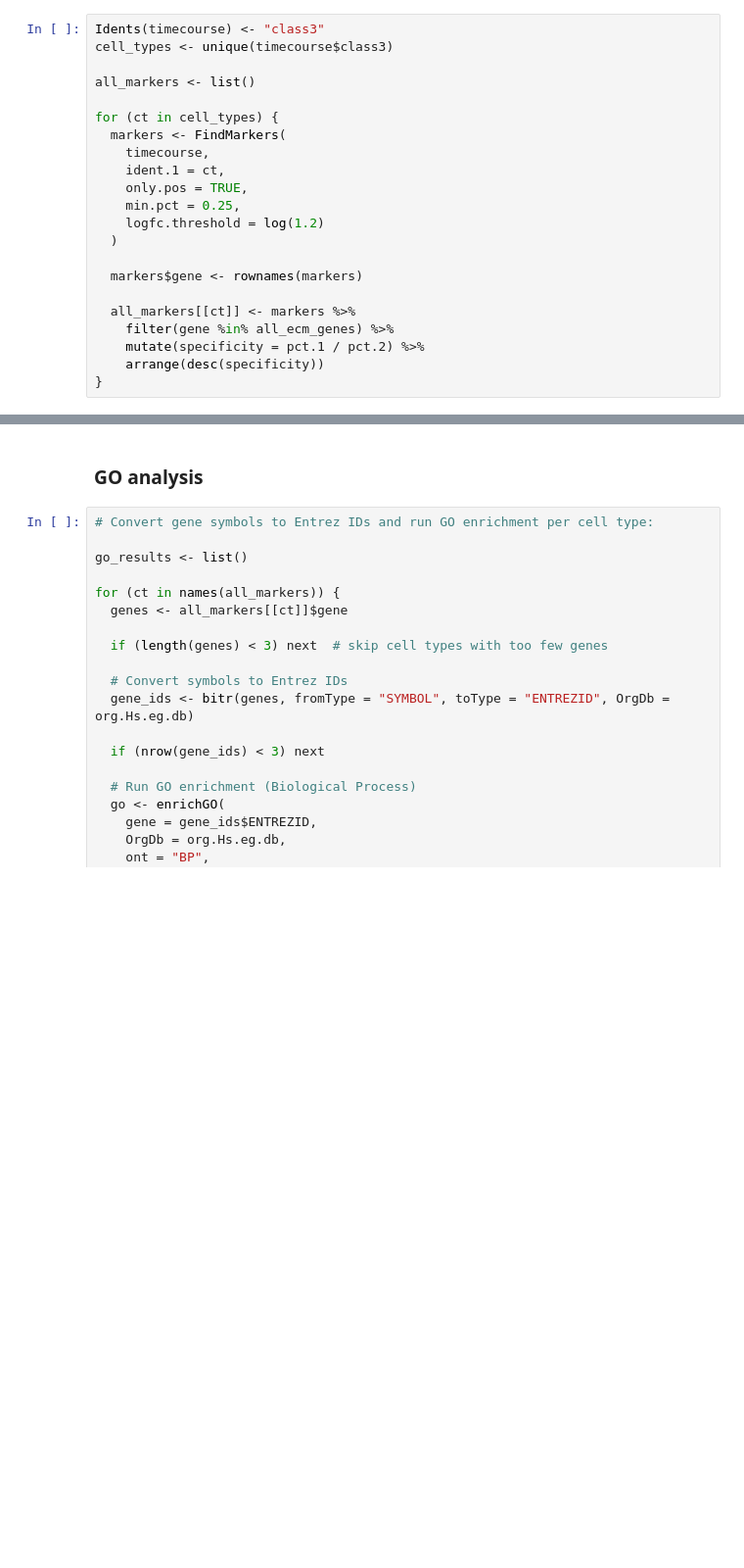
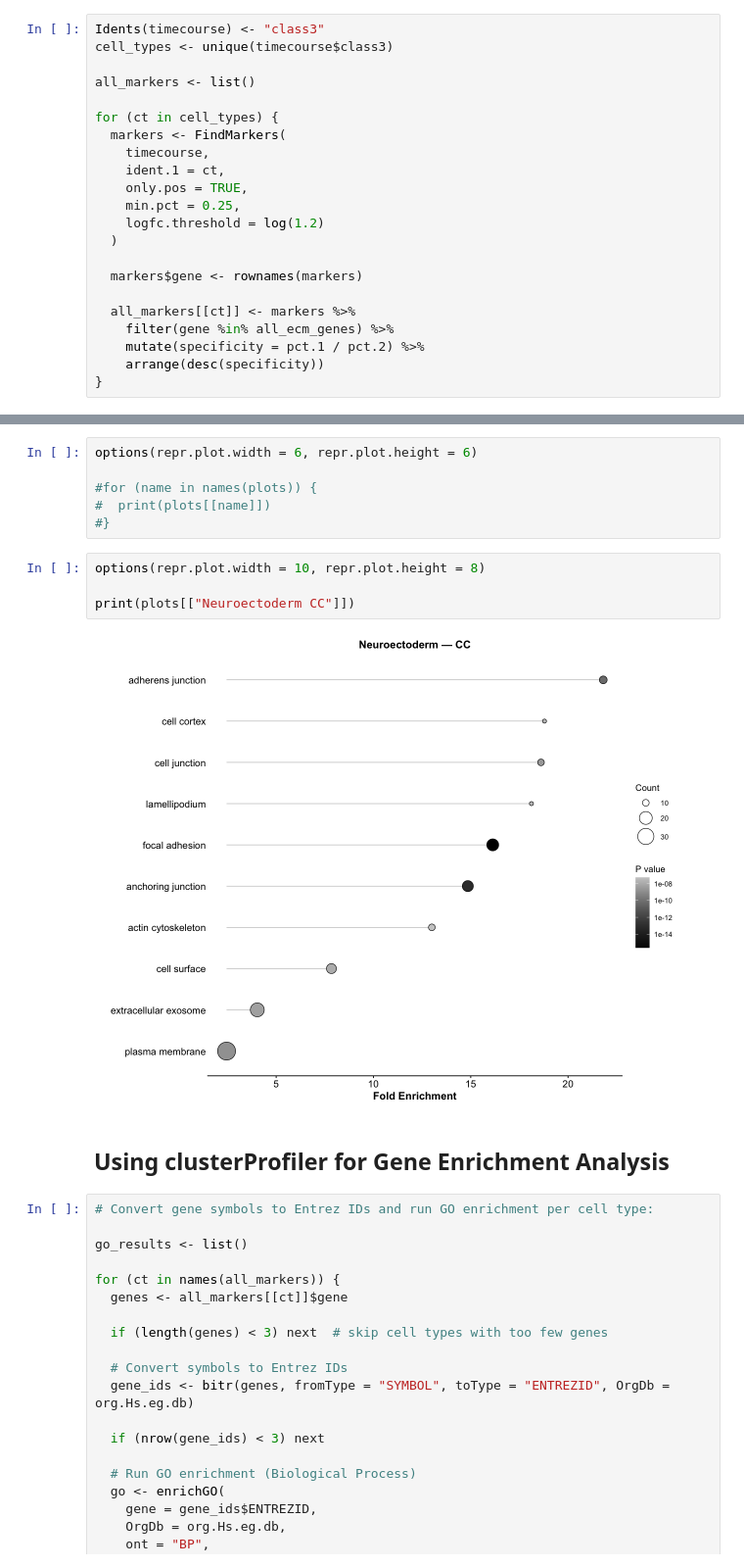
Before and after one commit to nickmahtani/neural-organoid-mechanotransduction, a Jupyter notebook: Morphodynamics paper/notebooks/pathway_analysis.ipynb, the cells around one changed output, grey strips where cells are left out. Shown at 98% size. Saved outputs shown, nothing was run; the diff lists cells and outputs as text; blank space fills up the shorter version.

Commit message:
began pathway analysis

```diff
--- a/Morphodynamics paper/notebooks/pathway_analysis.ipynb
+++ b/Morphodynamics paper/notebooks/pathway_analysis.ipynb
@@ -101,5 +140,17 @@ for (ct in cell_types) {
+# %%
+options(repr.plot.width = 6, repr.plot.height = 6)
+
+#for (name in names(plots)) {
+#  print(plots[[name]])
+#}
+# %%
+options(repr.plot.width = 10, repr.plot.height = 8)
+
+print(plots[["Neuroectoderm CC"]])
+# %% [output]
+[figure, added]
 # %% [markdown]
-### GO analysis
+## Using clusterProfiler for Gene Enrichment Analysis
 # %%
 # Convert gene symbols to Entrez IDs and run GO enrichment per cell type:
 
```
Also changed, not shown: parts of 14 cells of this notebook, 15 other files.
